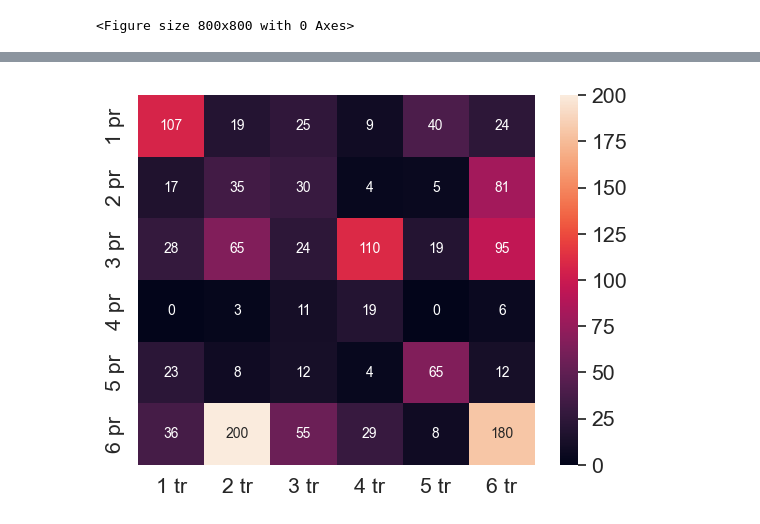
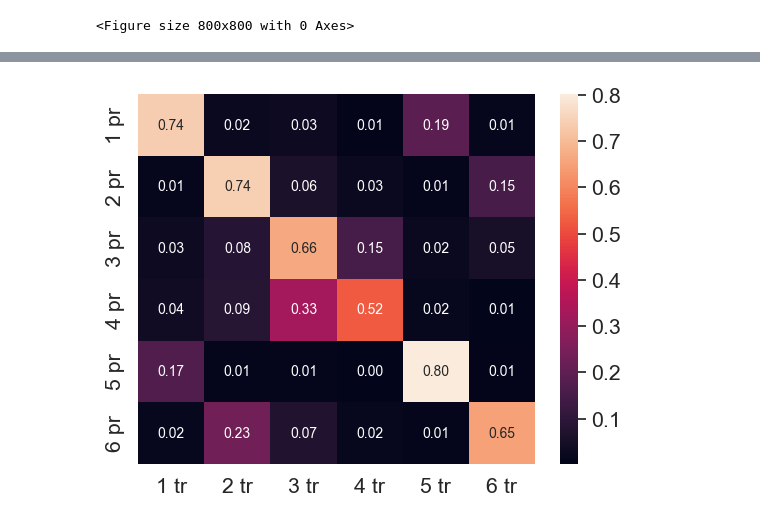
Before and after one commit to PavolHradsky/BP2, a Jupyter notebook: cell_crop.ipynb, the cells around one changed output, grey strips where cells are left out. Saved outputs shown, nothing was run; the diff lists cells and outputs as text; code cells hidden in the pictures.

Commit message:
fixed confusion matrix

```diff
--- a/cell_crop.ipynb
+++ b/cell_crop.ipynb
@@ -400,11 +400,11 @@ num_epochs = 20
 total_samples = len(train_data)
 n_iterations = math.ceil(total_samples/32)
 print(total_samples, n_iterations)
-net = Net()
-# loss_fn = nn.CrossEntropyLoss()
+# net = Net()
+loss_fn = nn.CrossEntropyLoss()
 # loss_fn = FocalLoss(gamma=0.7)
 # m = torch.nn.Softmax(dim=-1)
-loss_fn = nn.NLLLoss()
+# loss_fn = nn.NLLLoss()
 # loss_fn = nn.KLDivLoss()
 # opt = torch.optim.Adam(net.parameters(), lr=0.001)
 opt = torch.optim.SGD(net.parameters(), lr=0.001)
@@ -417,11 +417,11 @@ for epoch in range(num_epochs):
     for i, (inputs, labels, classes) in enumerate(dataloader):
         opt.zero_grad()
         outputs = net(inputs.float())
-        outputs = F.log_softmax(outputs, dim=1)
+        # outputs = F.log_softmax(outputs, dim=1)
         loss = loss_fn(outputs, classes)
         loss.backward()
         opt.step()
-        wandb.log({"loss_6": loss})
+        wandb.log({"loss_3": loss})
         # forward, backwards, update
         running_loss += loss.item()
         if (i+1) % 1000 == 0:
@@ -451,6 +451,6 @@ torch.save(net, "net_g_cell_crop_9")
 # %%
 net = Net()
-net = torch.load("net_g_cell_crop_3")
+net = torch.load("net_g_cell_crop_9")
 # %% [markdown]
 ## VALIDATING
 # %%
@@ -476,10 +476,10 @@ total_samples = len(test_data)
 n_iterations = math.ceil(total_samples/32)
 correct = 0
 total = 0
-confusion_matrix = np.zeros((6, 6), dtype=np.uint8)
+confusion_matrix = np.zeros((6, 6), dtype=np.uint32)
 confusion_matrix_images = np.zeros((6, 6, 3, 32, 32), dtype=np.uint8)
-total_predictions = np.zeros(6, dtype=np.uint8)
-total_classes = np.zeros(6, dtype=np.uint8)
+total_predictions = np.zeros(6, dtype=np.uint32)
+total_classes = np.zeros(6, dtype=np.uint32)
 img_count = 0
 with torch.no_grad():
     for i, (inputs, labels, classes) in enumerate(dataloader_test):
@@ -488,7 +488,7 @@ with torch.no_grad():
         total += classes.size(0)
         correct += (predicted == classes).sum().item()
         # [confusion_matrix[pr-1, cl-1] += 1 for i in zip(predicted, classes)]
-        for j, (pr, cl) in enumerate(zip(predicted, classes)):
+        for (pr, cl) in zip(predicted, classes):
             confusion_matrix[pr.item()-1, cl.item()-1] += 1
             total_predictions[pr.item()-1] += 1
             total_classes[cl.item()-1] += 1
@@ -546,11 +557,12 @@ array([[107,  19,  25,   9,  40,  24],
 # %%
-df = pd.DataFrame(confusion_matrix, [str(i) + " pr" for i in range(1,7)], [str(i) + " tr" for i in range(1,7)])
+cmn = confusion_matrix.astype('float') / confusion_matrix.sum(axis=1)[:, np.newaxis]
+df = pd.DataFrame(cmn, [str(i) + " pr" for i in range(1,7)], [str(i) + " tr" for i in range(1,7)])
 sn.set(font_scale=1.4) # for label size
-sn.heatmap(df, annot=True, annot_kws={"size": 10}, fmt='g') # font size
+sn.heatmap(df, annot=True, annot_kws={"size": 10}, fmt='.2f') # font size
 
 plt.show()
 # %% [output]
-[figure, old version]
+[figure, new version]
 # %% [markdown]
 # RESULTS
 
```
Also changed, not shown: parts of 10 cells of this notebook, 3 other files.
